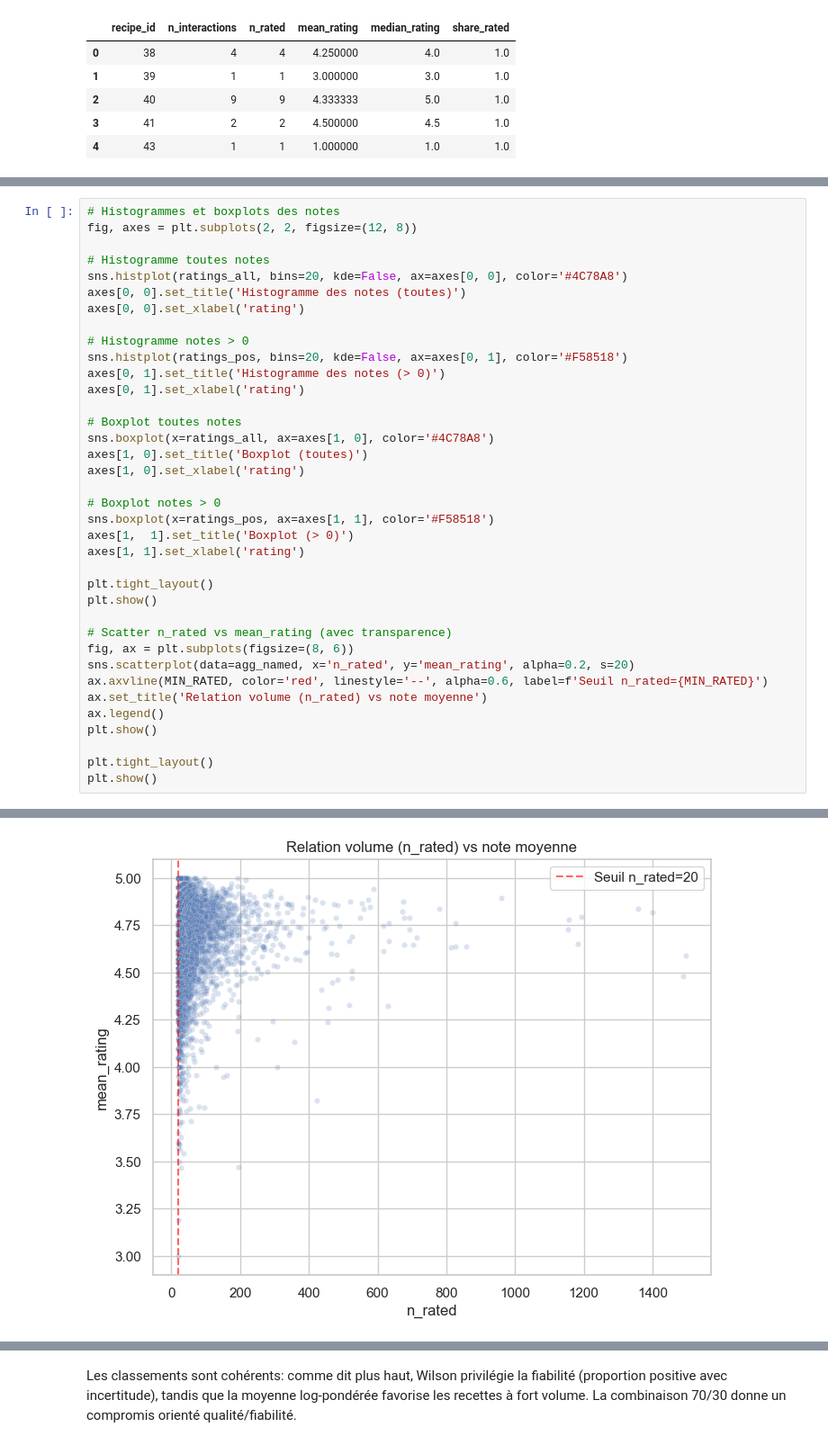
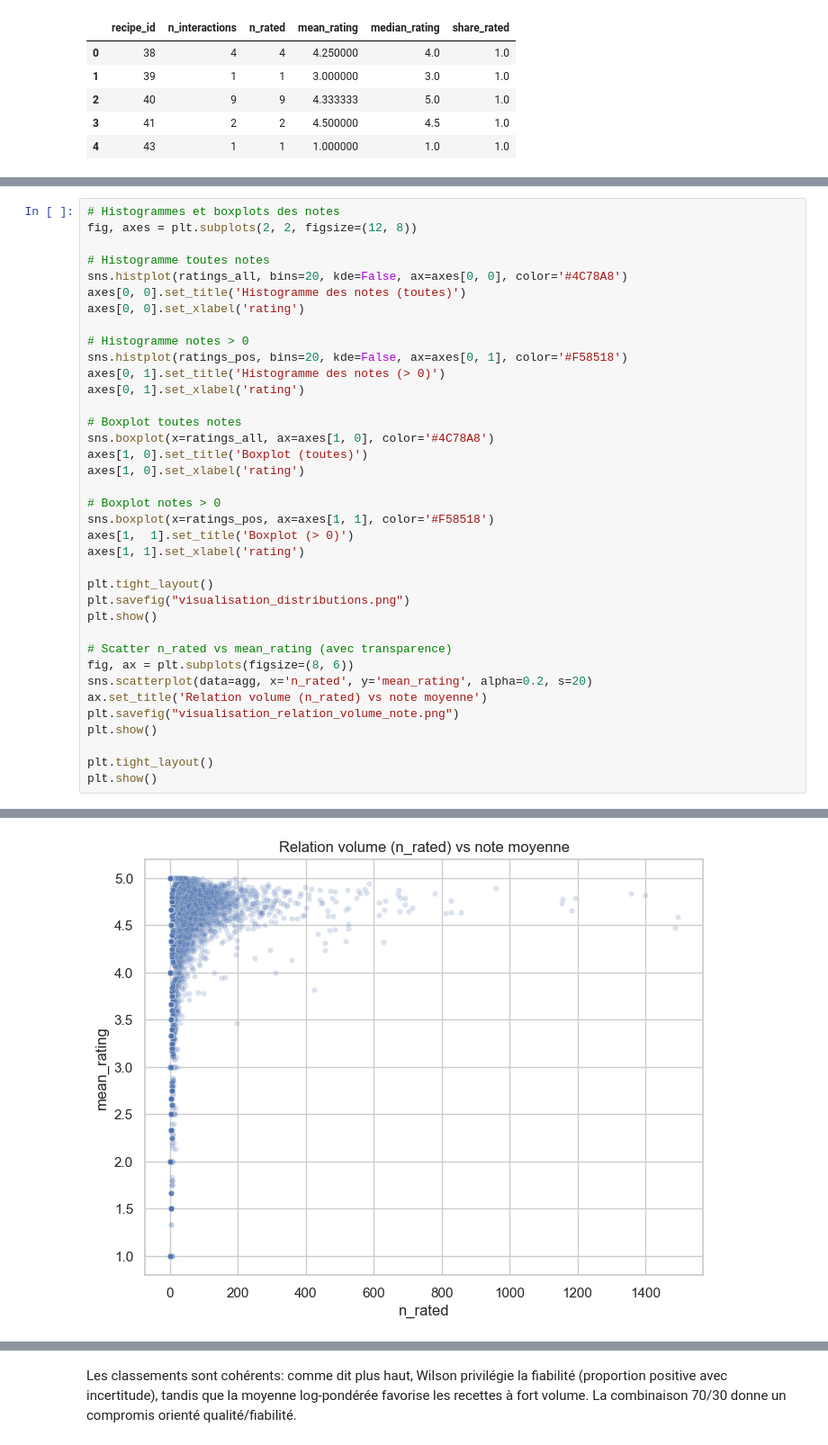
Before and after one commit to Hugosh71/Projet_Mangetamain, a Jupyter notebook: notebooks/EDA_Rating_Mourad.ipynb, the cells around one changed output, grey strips where cells are left out. Shown at 90% size. Saved outputs shown, nothing was run; the diff lists cells and outputs as text.

```diff
--- a/notebooks/EDA_Rating_Mourad.ipynb
+++ b/notebooks/EDA_Rating_Mourad.ipynb
@@ -201,36 +165,36 @@ sns.histplot(ratings_all, bins=20, kde=False, ax=axes[0, 0], color='#4C78A8')
 axes[0, 0].set_title('Histogramme des notes (toutes)')
 axes[0, 0].set_xlabel('rating')
 
 # Histogramme notes > 0
 sns.histplot(ratings_pos, bins=20, kde=False, ax=axes[0, 1], color='#F58518')
 axes[0, 1].set_title('Histogramme des notes (> 0)')
 axes[0, 1].set_xlabel('rating')
 
 # Boxplot toutes notes
 sns.boxplot(x=ratings_all, ax=axes[1, 0], color='#4C78A8')
 axes[1, 0].set_title('Boxplot (toutes)')
 axes[1, 0].set_xlabel('rating')
 
 # Boxplot notes > 0
 sns.boxplot(x=ratings_pos, ax=axes[1, 1], color='#F58518')
 axes[1,  1].set_title('Boxplot (> 0)')
 axes[1, 1].set_xlabel('rating')
 
 plt.tight_layout()
+plt.savefig("visualisation_distributions.png")
 plt.show()
 
 # Scatter n_rated vs mean_rating (avec transparence)
 fig, ax = plt.subplots(figsize=(8, 6))
-sns.scatterplot(data=agg_named, x='n_rated', y='mean_rating', alpha=0.2, s=20)
-ax.axvline(MIN_RATED, color='red', linestyle='--', alpha=0.6, label=f'Seuil n_rated={MIN_RATED}')
+sns.scatterplot(data=agg, x='n_rated', y='mean_rating', alpha=0.2, s=20)
 ax.set_title('Relation volume (n_rated) vs note moyenne')
-ax.legend()
+plt.savefig("visualisation_relation_volume_note.png")
 plt.show()
 
 plt.tight_layout()
 plt.show()
 # %% [output]
 [figure]
-[figure, old version]
+[figure, new version]
 <Figure size 640x480 with 0 Axes>
 # %% [markdown]
```
Also changed, not shown: parts of 36 cells of this notebook, 4 other files.
